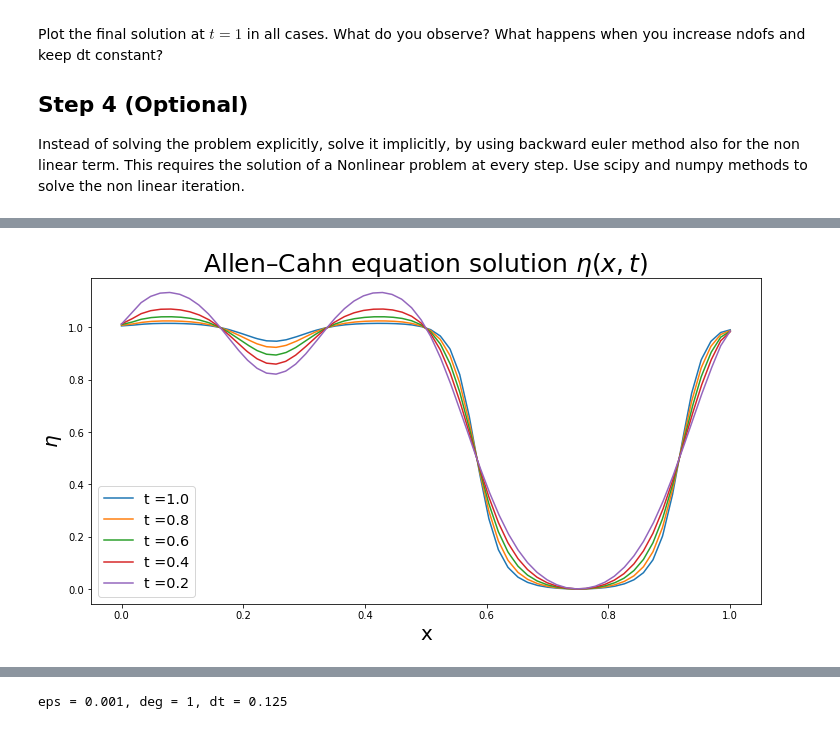
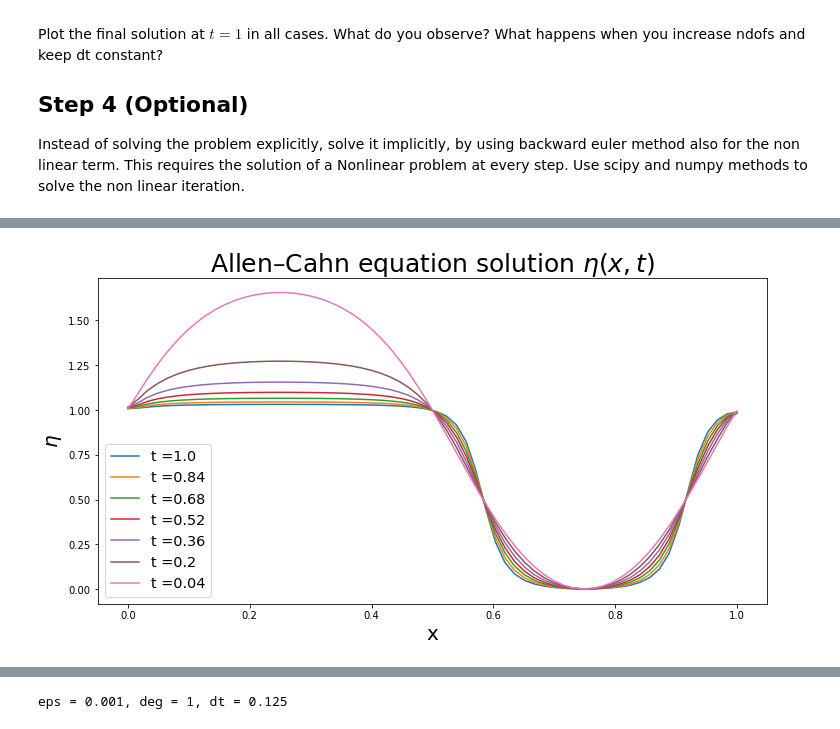
Before and after one commit to RobertoCorti/P1.4_seed, a Jupyter notebook: final_project/final_project_2019-2020.ipynb, the cells around one changed output, grey strips where cells are left out. Drawn from its saved outputs; the diff is of its cells as text; code cells hidden in the pictures.

```diff
--- a/final_project/final_project_2019-2020.ipynb
+++ b/final_project/final_project_2019-2020.ipynb
@@ -143,20 +146,3 @@ def compute_basis_functions(support_points, degree):
         basis.append(bi)
 
     return basis
-# %%
-N = 1025
-M = 10
-
-x = linspace(0,1, N)
-q = linspace(0,1, M)      #array of points
-degree = 1
-
-B = zeros((N,M))
-
-basis = compute_basis_functions(q, degree)
-
-for i in range(M):
-    B[:,i] = basis[i](x)
-
-
-_ = plot(x,B)
@@ -248,12 +271,12 @@ def plot_solution(eta, basis, stride, resolution):
 # %%
 figure(figsize=(12,6))
 
-eta, basis = solve_allen_cahan(eta_0, eps=0.01, dt=0.1, ndofs=64, degree=1)
+eta, basis = solve_allen_cahan(eta_0, eps=0.01, dt=0.01, ndofs=64, degree=1)
 
-_= plot_solution(eta, basis, 2, 1025)
+_= plot_solution(eta, basis, 16, 1025)
 _= legend(fontsize='x-large')
 _= title('Allen–Cahn equation solution $\eta(x,t)$', fontsize=25)
 _= xlabel('x', fontsize=20)
 _= ylabel('$\eta$', fontsize=20)
 # %% [output]
-[figure, old version]
+[figure, new version]
```
Also changed, not shown: parts of 6 cells of this notebook, 1 other file.
